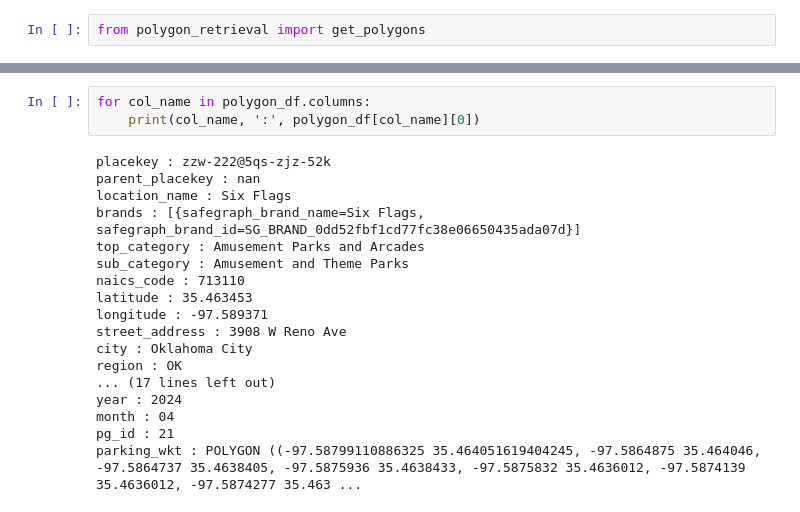
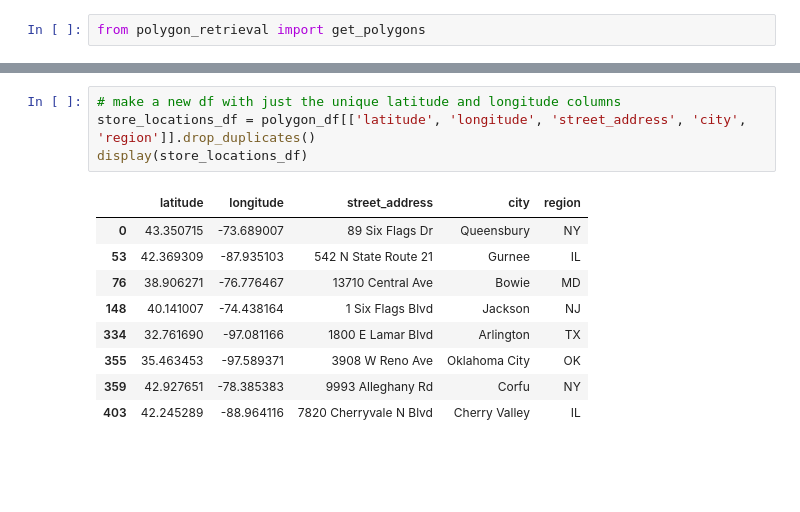
Before and after one commit to INRIX-Logan-Garwood/Parking-Location-vs-Occupancy, a Jupyter notebook: notebooks/data_extraction.ipynb, the cells around one changed output, grey strips where cells are left out. Drawn from its saved outputs; the diff is of its cells as text; blank space fills up the shorter version.

```diff
--- a/notebooks/data_extraction.ipynb
+++ b/notebooks/data_extraction.ipynb
@@ -161,21 +157,14 @@ display(polygon_df.head())
-# %%
-for col_name in polygon_df.columns:
-    print(col_name, ':', polygon_df[col_name][0])
-# %% [output]
-placekey : zzw-222@5qs-zjz-52k
-parent_placekey : nan
-location_name : Six Flags
-brands : [{safegraph_brand_name=Six Flags, safegraph_brand_id=SG_BRAND_0dd52fbf1cd77fc38e06650435ada07d}]
-top_category : Amusement Parks and Arcades
-sub_category : Amusement and Theme Parks
-naics_code : 713110
-latitude : 35.463453
-longitude : -97.589371
-street_address : 3908 W Reno Ave
-city : Oklahoma City
-region : OK
-... (17 lines left out)
-year : 2024
-month : 04
-pg_id : 21
-parking_wkt : POLYGON ((-97.58799110886325 35.464051619404245, -97.5864875 35.464046, -97.5864737 35.4638405, -97.5875936 35.4638433, -97.5875832 35.4636012, -97.5874139 35.4636012, -97.5874277 35.463 ...
+# %%
+# make a new df with just the unique latitude and longitude columns
+store_locations_df = polygon_df[['latitude', 'longitude', 'street_address', 'city', 'region']].drop_duplicates()
+display(store_locations_df)
+# %% [output]
+|  | latitude | longitude | street_address | city | region |
+| 0 | 43.350715 | -73.689007 | 89 Six Flags Dr | Queensbury | NY |
+| 53 | 42.369309 | -87.935103 | 542 N State Route 21 | Gurnee | IL |
+| 76 | 38.906271 | -76.776467 | 13710 Central Ave | Bowie | MD |
+| 148 | 40.141007 | -74.438164 | 1 Six Flags Blvd | Jackson | NJ |
+| 334 | 32.761690 | -97.081166 | 1800 E Lamar Blvd | Arlington | TX |
+| 355 | 35.463453 | -97.589371 | 3908 W Reno Ave | Oklahoma City | OK |
+| 359 | 42.927651 | -78.385383 | 9993 Alleghany Rd | Corfu | NY |
+| 403 | 42.245289 | -88.964116 | 7820 Cherryvale N Blvd | Cherry Valley | IL |
```
Also changed, not shown: parts of 12 cells of this notebook.
